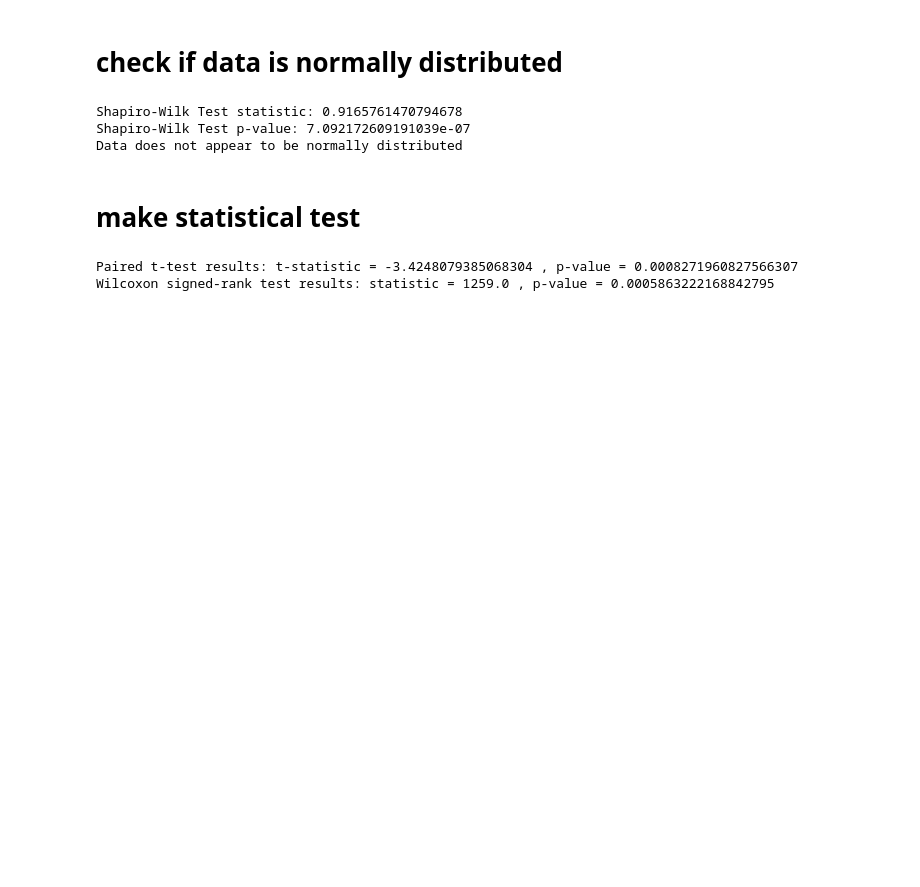
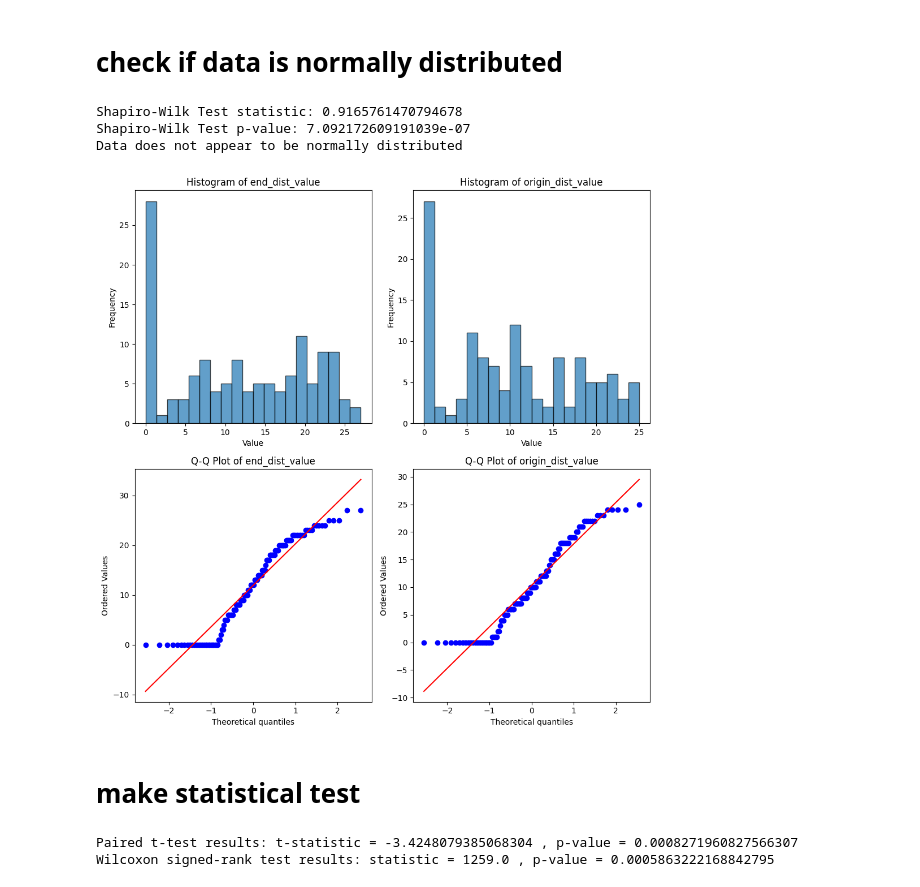
Before and after one commit to leaBroe/arcospx_analysis_quantification_correlation, a Jupyter notebook: arcospx_analysis_nb_finished.ipynb, the cells around one changed output. Drawn from its saved outputs; the diff is of its cells as text; code cells hidden in the pictures; blank space fills up the shorter version.

```diff
--- a/arcospx_analysis_nb_finished.ipynb
+++ b/arcospx_analysis_nb_finished.ipynb
@@ -861,6 +861,32 @@ else:
 Shapiro-Wilk Test statistic: 0.9165761470794678
 Shapiro-Wilk Test p-value: 7.092172609191039e-07
 Data does not appear to be normally distributed
+# %%
+import matplotlib.pyplot as plt
+import scipy.stats as stats
+
+fig, axs = plt.subplots(2, 2, figsize=(10, 10))
+
+axs[0, 0].hist(merged_df_full['end_dist_value'], bins=20, edgecolor='black', alpha=0.7)
+axs[0, 0].set_title('Histogram of end_dist_value')
+axs[0, 0].set_xlabel('Value')
+axs[0, 0].set_ylabel('Frequency')
+
+axs[0, 1].hist(merged_df_full['origin_dist_value'], bins=20, edgecolor='black', alpha=0.7)
+axs[0, 1].set_title('Histogram of origin_dist_value')
+axs[0, 1].set_xlabel('Value')
+axs[0, 1].set_ylabel('Frequency')
+
+stats.probplot(merged_df_full['end_dist_value'], dist="norm", plot=axs[1, 0])
+axs[1, 0].set_title('Q-Q Plot of end_dist_value')
+
+stats.probplot(merged_df_full['origin_dist_value'], dist="norm", plot=axs[1, 1])
+axs[1, 1].set_title('Q-Q Plot of origin_dist_value')
+
+plt.tight_layout()
+plt.show()
+# %% [output]
+[figure, added]
 # %% [markdown]
 # make statistical test
 # %%
```
